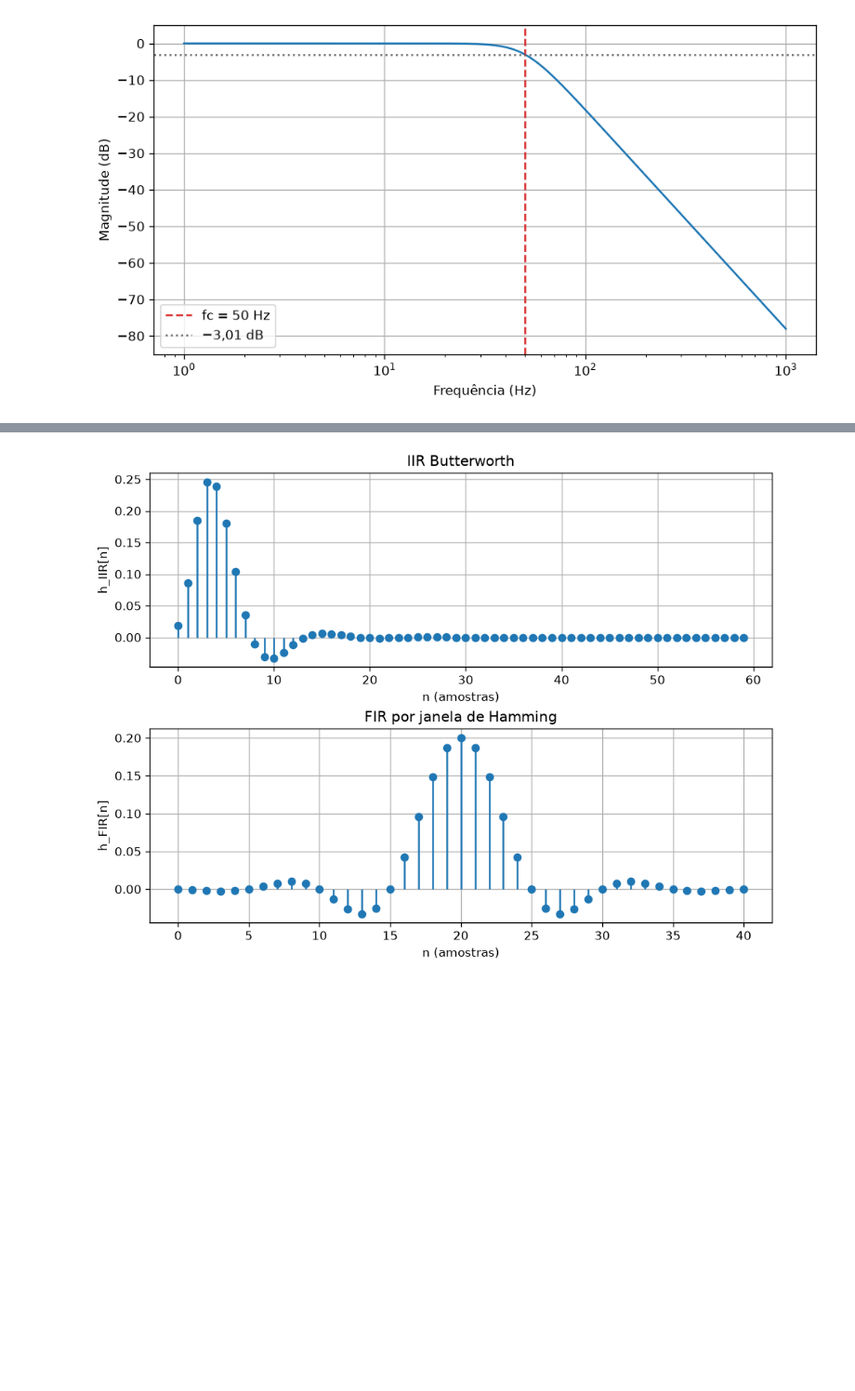
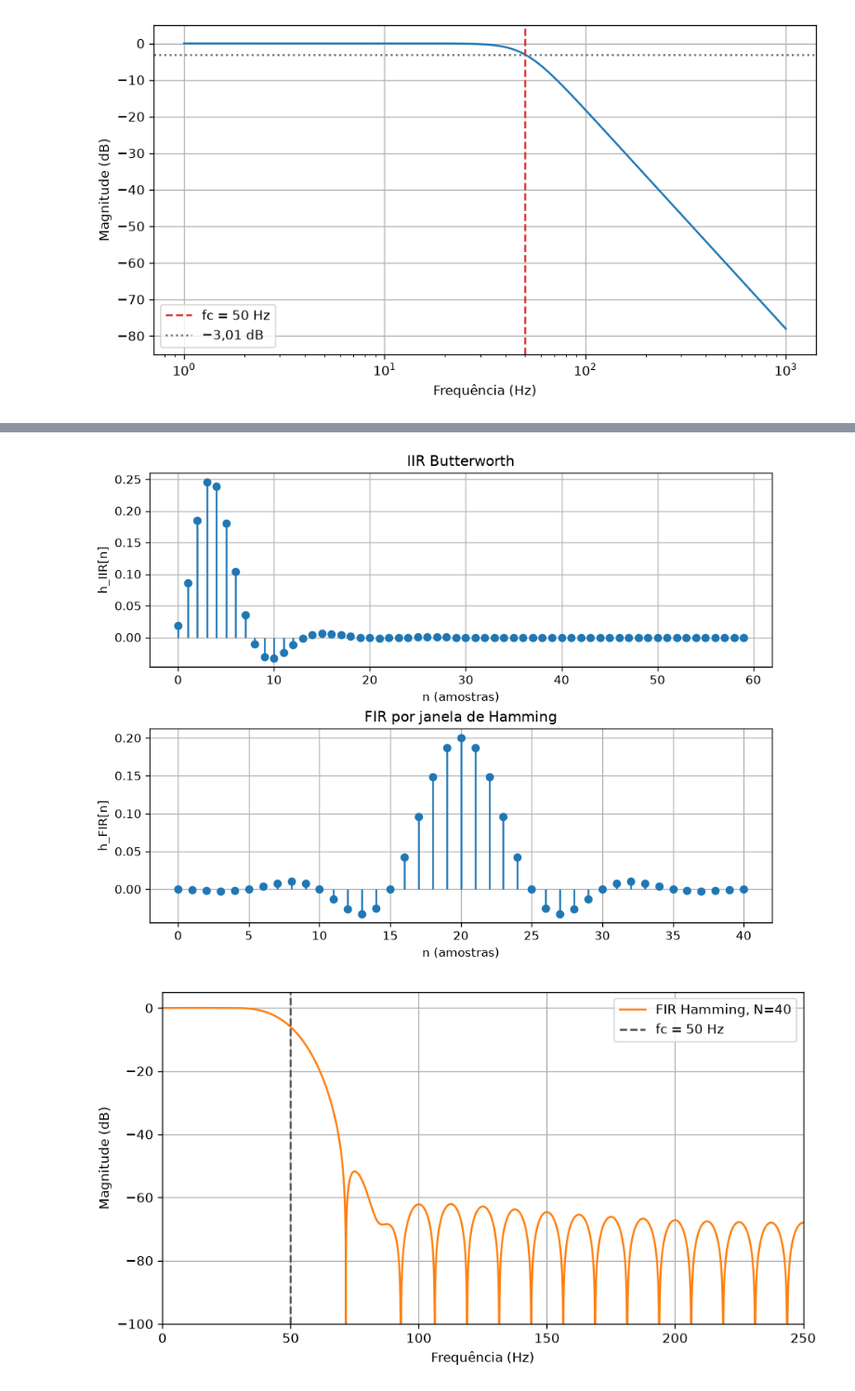
Before and after one commit to josevbrito/digital-signal-processing, a Jupyter notebook: avaliacao_3/PDS_ATV3.ipynb, the cells around one changed output, grey strips where cells are left out. Shown at 93% size. Saved outputs shown, nothing was run; the diff lists cells and outputs as text; code cells hidden in the pictures; blank space fills up the shorter version.

```diff
--- a/avaliacao_3/PDS_ATV3.ipynb
+++ b/avaliacao_3/PDS_ATV3.ipynb
@@ -81,30 +114,36 @@ $h_d[n]=(2f_c/F_s)\,\mathrm{sinc}[(2f_c/F_s)(n-20)]$ é multiplicada por $w[n]=0
 def fir_hamming(fs=FS, fc=FC, ordem=40):
     n=np.arange(ordem+1); hd=2*fc/fs*np.sinc(2*fc/fs*(n-ordem/2))
     janela=0.54-0.46*np.cos(2*np.pi*n/ordem); h=hd*janela
     return h/np.sum(h)
 h_fir=fir_hamming(); print('41 coeficientes FIR:'); print(h_fir)
 f,H_iir=resposta_frequencia(b_iir,a_iir); _,H_fir=resposta_frequencia(h_fir)
 fig,ax=plt.subplots(figsize=(8,4.3)); ax.plot(f,20*np.log10(np.maximum(abs(H_iir),1e-8)),label='IIR Butterworth, N=3')
 ax.plot(f,20*np.log10(np.maximum(abs(H_fir),1e-8)),label='FIR Hamming, N=40'); ax.axvline(FC,color='.3',ls='--',label='fc = 50 Hz')
 ax.set(xlabel='Frequência (Hz)',ylabel='Magnitude (dB)',xlim=(0,250),ylim=(-100,5)); ax.legend(); fig.tight_layout()
 fig.savefig(OUT/'respostas_frequencia.png'); plt.show()
 impulso=np.r_[1.,np.zeros(119)]; h_iir=filtrar(b_iir,a_iir,impulso)
 fig,(ax1,ax2)=plt.subplots(2,1,figsize=(8,6),constrained_layout=True)
 ax1.stem(np.arange(60),h_iir[:60],basefmt=' '); ax1.set(title='IIR Butterworth',xlabel='n (amostras)',ylabel='h_IIR[n]')
 ax2.stem(np.arange(len(h_fir)),h_fir,basefmt=' '); ax2.set(title='FIR por janela de Hamming',xlabel='n (amostras)',ylabel='h_FIR[n]')
 fig.savefig(OUT/'respostas_impulso.png'); plt.show()
+fig,ax=plt.subplots(figsize=(8,4.3)); ax.plot(f,20*np.log10(np.maximum(abs(H_fir),1e-8)),label='FIR Hamming, N=40',color='C1')
+ax.axvline(FC,color='.3',ls='--',label='fc = 50 Hz'); ax.set(xlabel='Frequência (Hz)',ylabel='Magnitude (dB)',xlim=(0,250),ylim=(-100,5)); ax.legend(); fig.tight_layout()
+fig.savefig(OUT/'resposta_frequencia_fir.png'); plt.show()
+fig,ax=plt.subplots(figsize=(8,3.8)); ax.stem(np.arange(len(h_fir)),h_fir,basefmt=' '); ax.set(title='FIR por janela de Hamming',xlabel='n (amostras)',ylabel='h_FIR[n]')
+fig.tight_layout(); fig.savefig(OUT/'resposta_impulso_fir.png'); plt.show()
 # %% [output]
 41 coeficientes FIR:
 [-6.25225142e-19 -8.45601618e-04 -1.72831385e-03 -2.32307799e-03
  -1.96757499e-03  1.67818932e-18  3.61198879e-03  7.73058176e-03
   1.00612612e-02  7.98021708e-03 -4.22026971e-18 -1.27527753e-02
  -2.58761960e-02 -3.24638770e-02 -2.53315871e-02  6.76235010e-18
   4.27690414e-02  9.60841254e-02  1.48317526e-01  1.86490935e-01
   2.00486654e-01  1.86490935e-01  1.48317526e-01  9.60841254e-02
   4.27690414e-02  6.76235010e-18 -2.53315871e-02 -3.24638770e-02
  -2.58761960e-02 -1.27527753e-02 -4.22026971e-18  7.98021708e-03
   1.00612612e-02  7.73058176e-03  3.61198879e-03  1.67818932e-18
  -1.96757499e-03 -2.32307799e-03 -1.72831385e-03 -8.45601618e-04
  -6.25225142e-19]
 [figure]
 [figure]
+[figure, added]
```
Also changed, not shown: parts of 11 cells of this notebook, 9 other files.
